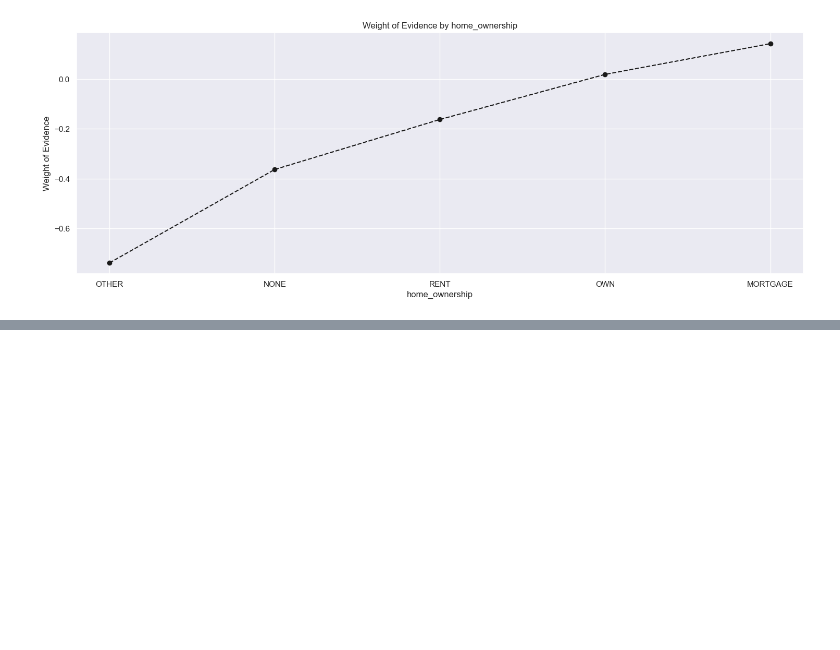
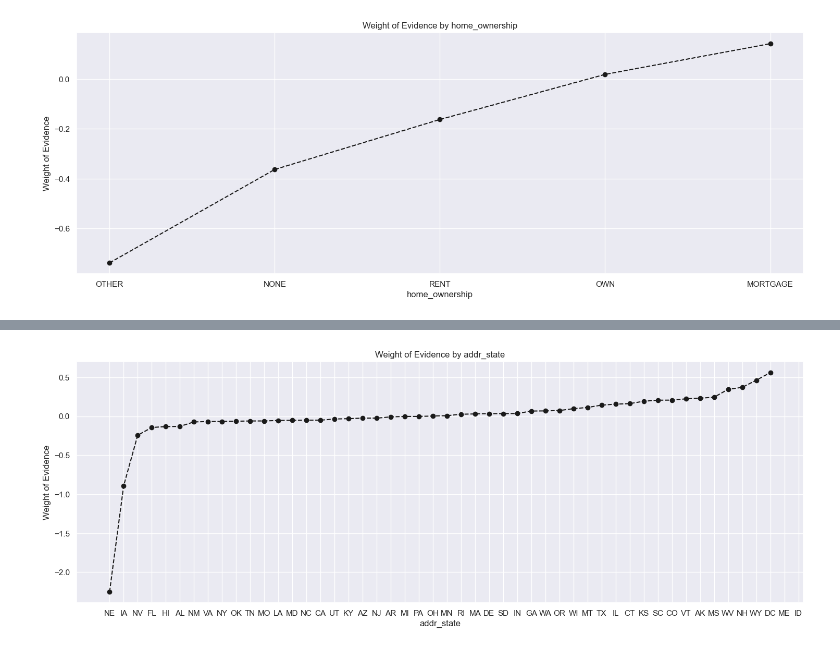
Before and after one commit to shruti-sriniv/Cred-Risk, a Jupyter notebook: Data Processing.ipynb, the cells around one changed output, grey strips where cells are left out. Drawn from its saved outputs; the diff is of its cells as text; code cells hidden in the pictures; blank space fills up the shorter version.

```diff
--- a/Data Processing.ipynb
+++ b/Data Processing.ipynb
@@ -745,0 +768,3 @@ df_inputs_prepr['home_ownership:RENT_OTHER_NONE_ANY'] = sum([df_inputs_prepr['ho
+# %%
+df_temp = woe_discrete(df_inputs_prepr, 'addr_state', df_targets_prepr)
+df_temp
@@ -745,0 +789,4 @@ df_inputs_prepr['home_ownership:RENT_OTHER_NONE_ANY'] = sum([df_inputs_prepr['ho
+# %%
+plot_by_woe(df_temp)
+# %% [output]
+[figure, added]
```
Also changed, not shown: parts of 16 cells of this notebook.
